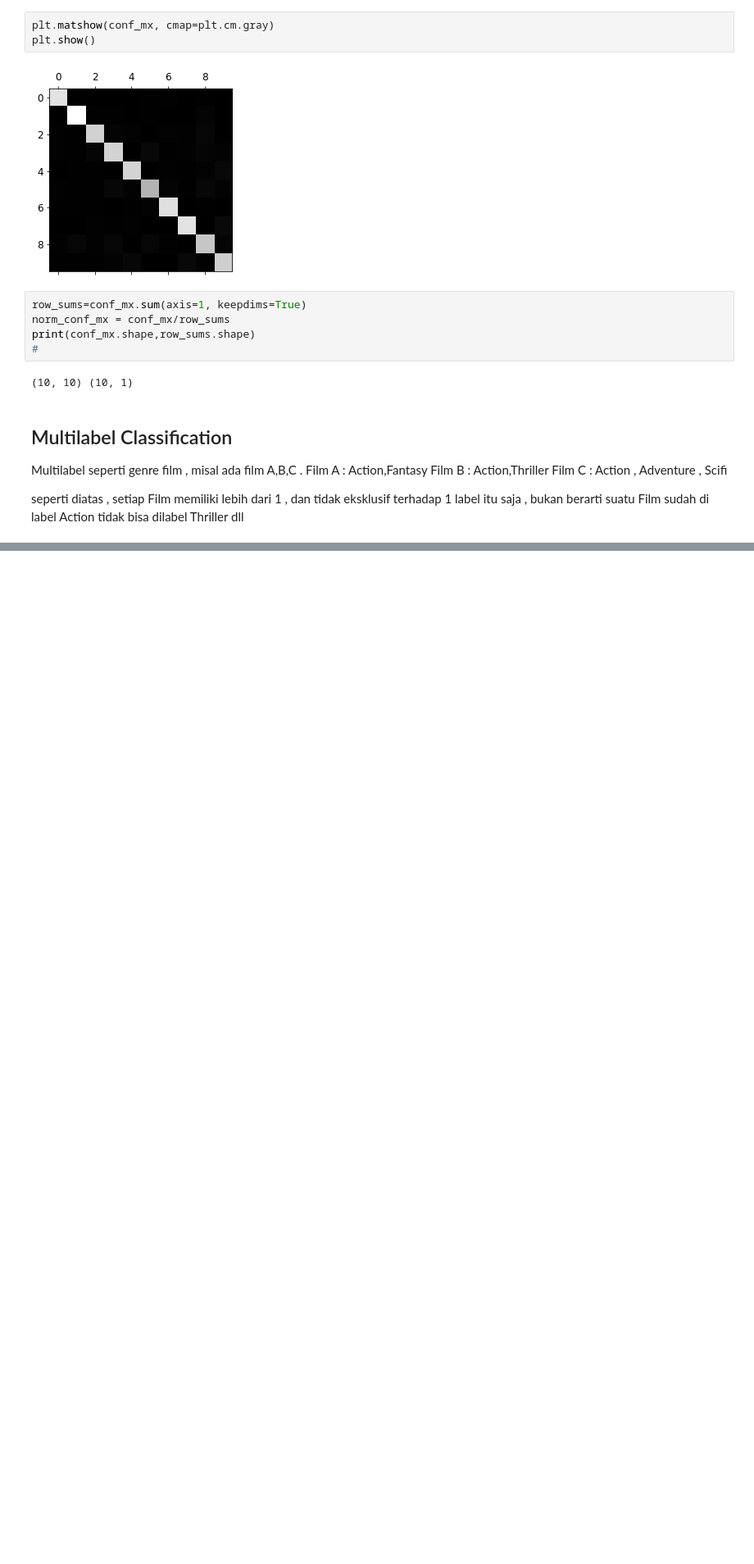
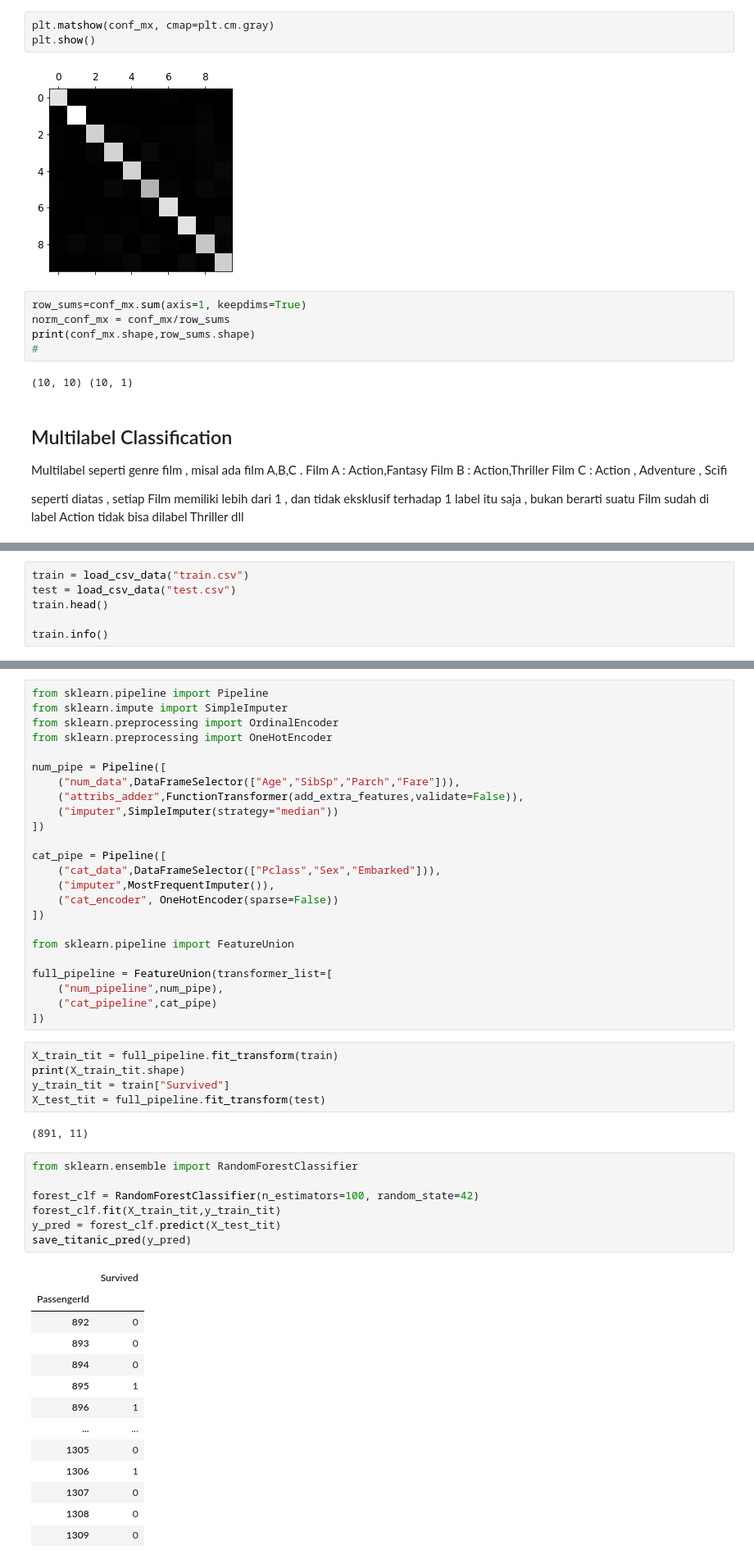
Before and after one commit to marcdewa/ML-Training, a Jupyter notebook: 2ndTraining/Chap3.ipynb, the cells around one changed output, grey strips where cells are left out. Shown at 82% size. Saved outputs shown, nothing was run; the diff lists cells and outputs as text; blank space fills up the shorter version.

Commit message:
page.121 + Training3

```diff
--- a/2ndTraining/Chap3.ipynb
+++ b/2ndTraining/Chap3.ipynb
@@ -333,0 +381,6 @@ seperti diatas , setiap Film memiliki lebih dari 1 , dan tidak eksklusif terhada
+# %%
+train = load_csv_data("train.csv")
+test = load_csv_data("test.csv")
+train.head()
+
+train.info()
@@ -333,0 +435,52 @@ seperti diatas , setiap Film memiliki lebih dari 1 , dan tidak eksklusif terhada
+# %%
+from sklearn.pipeline import Pipeline
+from sklearn.impute import SimpleImputer
+from sklearn.preprocessing import OrdinalEncoder
+from sklearn.preprocessing import OneHotEncoder
+
+num_pipe = Pipeline([
+    ("num_data",DataFrameSelector(["Age","SibSp","Parch","Fare"])),
+    ("attribs_adder",FunctionTransformer(add_extra_features,validate=False)),
+    ("imputer",SimpleImputer(strategy="median"))
+])
+
+cat_pipe = Pipeline([
+    ("cat_data",DataFrameSelector(["Pclass","Sex","Embarked"])),
+    ("imputer",MostFrequentImputer()),
+    ("cat_encoder", OneHotEncoder(sparse=False))
+])
+
+from sklearn.pipeline import FeatureUnion
+
+full_pipeline = FeatureUnion(transformer_list=[
+    ("num_pipeline",num_pipe),
+    ("cat_pipeline",cat_pipe)
+])
+# %%
+X_train_tit = full_pipeline.fit_transform(train)
+print(X_train_tit.shape)
+y_train_tit = train["Survived"]
+X_test_tit = full_pipeline.fit_transform(test)
+# %% [output]
+(891, 11)
+# %%
+from sklearn.ensemble import RandomForestClassifier
+
+forest_clf = RandomForestClassifier(n_estimators=100, random_state=42)
+forest_clf.fit(X_train_tit,y_train_tit)
+y_pred = forest_clf.predict(X_test_tit)
+save_titanic_pred(y_pred)
+# %% [output]
+|  | Survived |
+| PassengerId |  |
+| 892 | 0 |
+| 893 | 0 |
+| 894 | 0 |
+| 895 | 1 |
+| 896 | 1 |
+| ... | ... |
+| 1305 | 0 |
+| 1306 | 1 |
+| 1307 | 0 |
+| 1308 | 0 |
+| 1309 | 0 |
```
Also changed, not shown: parts of 26 cells of this notebook, 10 other files.
